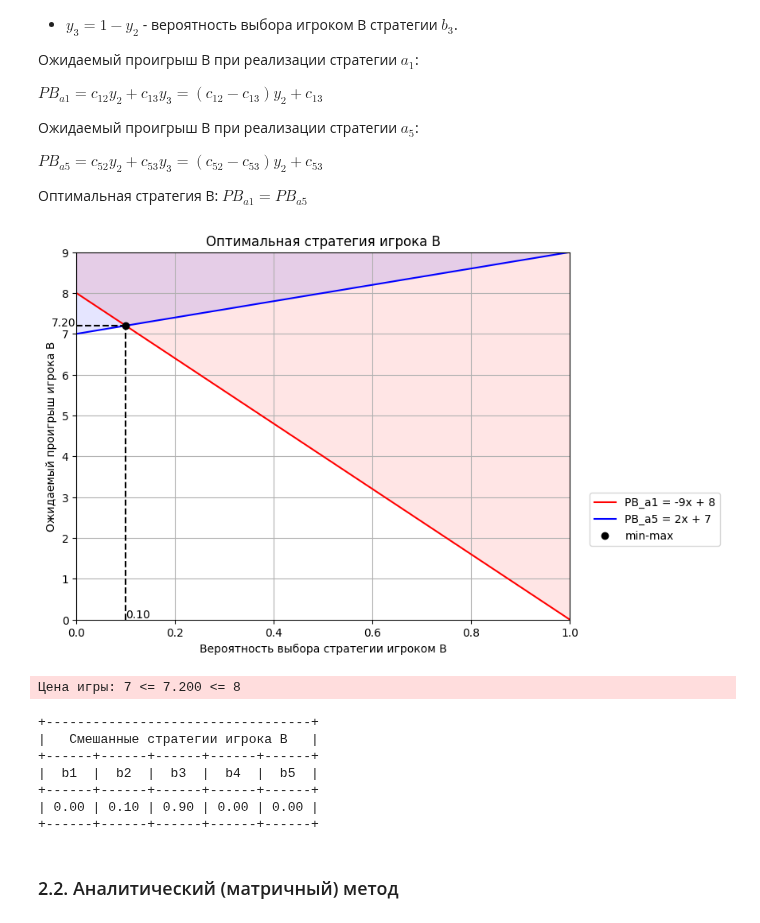
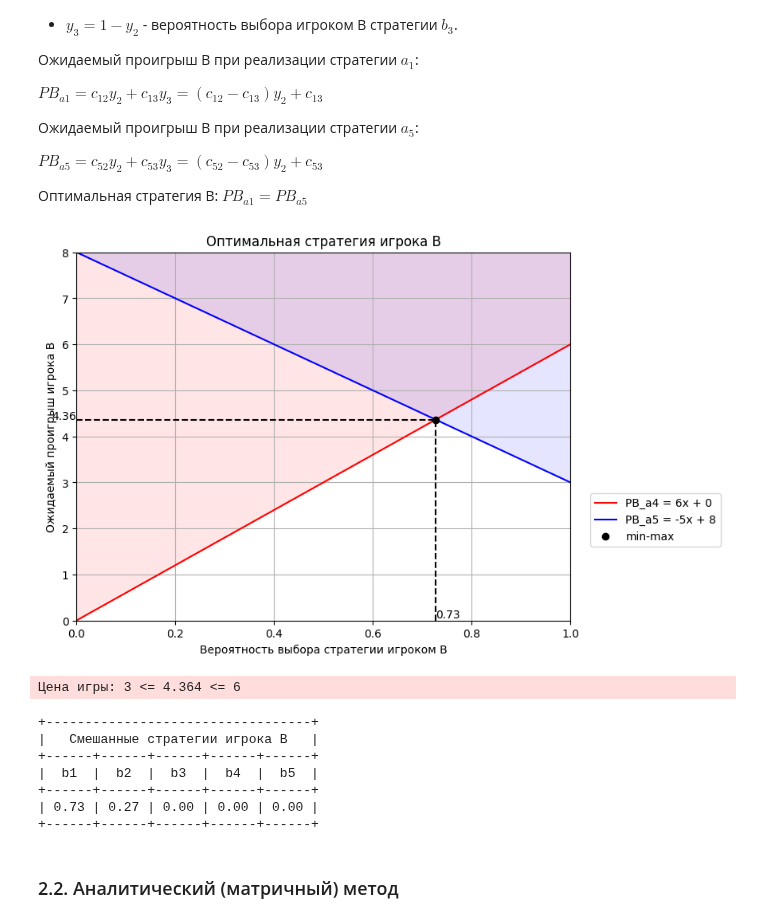
Before and after one commit to aaaaaaaalesha/10-game_theory, a Jupyter notebook: game_theory/introduction_rgz_01/rgz.ipynb, the cells around one changed output. Drawn from its saved outputs; the diff is of its cells as text; code cells hidden in the pictures.

```diff
--- a/game_theory/introduction_rgz_01/rgz.ipynb
+++ b/game_theory/introduction_rgz_01/rgz.ipynb
@@ -48,12 +48,19 @@ logging.basicConfig(level=logging.INFO, format='%(message)s')
 # %%
 # Входная матрица прямоугольной игры с нулевой суммой.
 matrix = np.array(
+    # [
+    #     [4, -3, 5, 6, 4],
+    #     [6, 5, -3, 4, 7],
+    #     [6, 5, -3, -3, 5],
+    #     [-3, -3, 4, 4, 4],
+    #     [7, 6, 4, 5, 6],
+    # ],
     [
-        [4, -3, 5, 6, 4],
-        [6, 5, -3, 4, 7],
-        [6, 5, -3, -3, 5],
-        [-3, -3, 4, 4, 4],
-        [7, 6, 4, 5, 6],
+        [-4, -1, 1, -3, -3],
+        [-4, -1, -1, -4, -4],
+        [-4, 0, 0, -5, -4],
+        [-1, -7, -6, -1, 0],
+        [-4, 1, 2, -3, -4],
     ],
     dtype=int,
 )
@@ -294,35 +300,35 @@ PB_a_second_y = PB_a_second(X)
 max_PB_a_y = np.max(np.concatenate((PB_a_first_y, PB_a_second_y)))
 
 plt.figure(figsize=(8, 6))
 plt.title("Оптимальная стратегия игрока B")
 
 PB_a_first_label, PB_a_second_label = reduced_game.player_a_strategy_labels
-plt.plot(X, PB_a_first_y, label=f"PB_{PB_a_first_label} = {a - c}x + {b}", color="red")
+plt.plot(X, PB_a_first_y, label=f"PB_{PB_a_first_label} = {a - b}x + {b}", color="red")
 plt.plot(X, PB_a_second_y, label=f"PB_{PB_a_second_label} = {c - d}x + {d}", color="blue")
 
 # Точка пересечения.
 plt.plot(x_intersect, y_intersect, "o", color="black", label="min-max")
 # Проекции точки пересечения на оси.
 plt.vlines(x_intersect, min(PB_a_first_y), y_intersect, color="black", linestyles='dashed')
 plt.hlines(y_intersect, min(X), x_intersect, color="black", linestyles='dashed')
 # Ограничение [0, 1] - вероятность.
 plt.xlim(0, 1)
 # Ограничение на нормализованные элементы матрицы.
 plt.ylim(0, max_PB_a_y)
 # Подписи осей.
 plt.xlabel("Вероятность выбора стратегии игроком B")
 plt.ylabel("Ожидаемый проигрыш игрока B")
 # Сегменты над графиками.
 plt.fill_between(X, PB_a_first_y, max_PB_a_y, color='red', alpha=0.1)
 plt.fill_between(X, PB_a_second_y, max_PB_a_y, color='blue', alpha=0.1)
 # Отображение значений координат точки пересечения на осях.
 plt.text(x_intersect, 0.05, f'{x_intersect:.2f}')
 plt.text(-0.05, y_intersect, f'{y_intersect:.2f}')
 
 plt.legend(loc=(1.04, 0.2))
 plt.grid(True)
 # %% [output]
-[figure, old version]
+[figure, new version]
 # %%
 # Смешанные стратегии игрока B и цена игры.
 assert check_resulted_game_price(reduced_game, y_intersect)
@@ -336,13 +342,13 @@ mixed_strategies = get_resulted_mixed_strategies(
 )
 print(mixed_strategies)
 # %% [output]
-Цена игры: 7 <= 7.200 <= 8
+Цена игры: 3 <= 4.364 <= 6
 +----------------------------------+
 |   Смешанные стратегии игрока B   |
 +------+------+------+------+------+
 |  b1  |  b2  |  b3  |  b4  |  b5  |
 +------+------+------+------+------+
-| 0.00 | 0.10 | 0.90 | 0.00 | 0.00 |
+| 0.73 | 0.27 | 0.00 | 0.00 | 0.00 |
 +------+------+------+------+------+
 # %% [markdown]
 ### 2.2. Аналитический (матричный) метод
```
Also changed, not shown: parts of 25 cells of this notebook, 1 other file.
